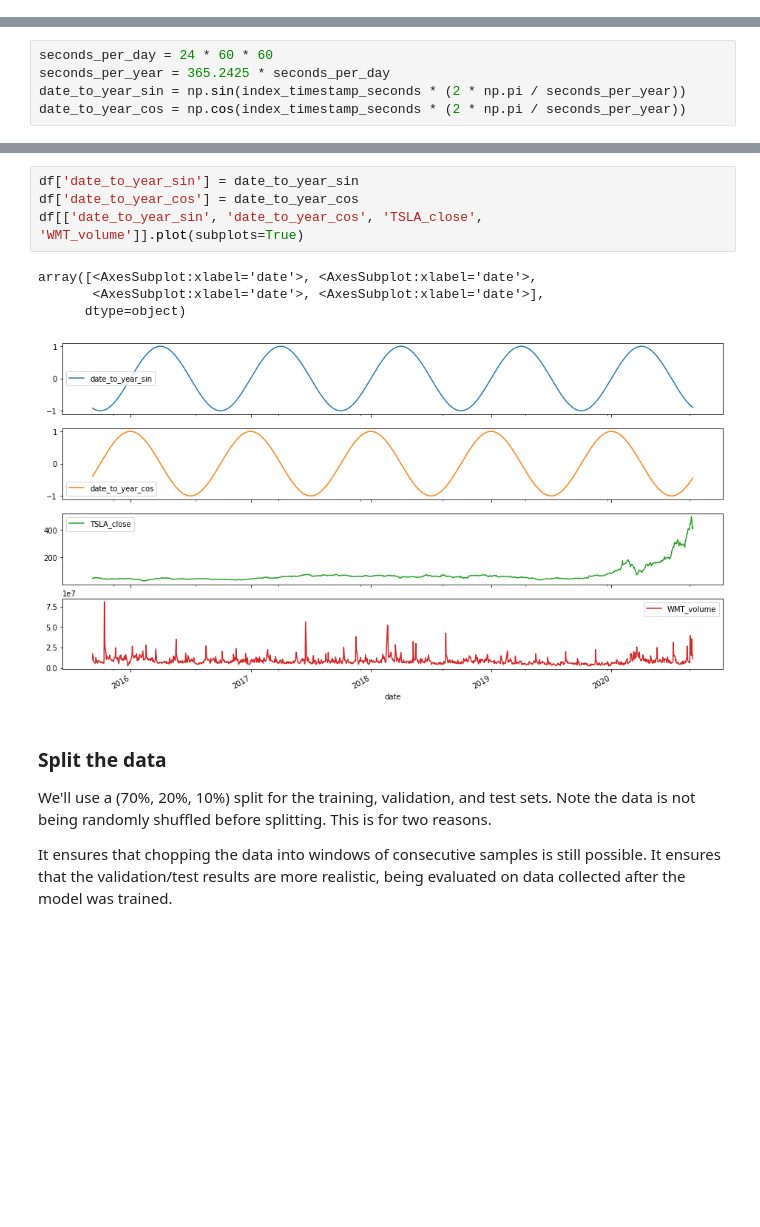
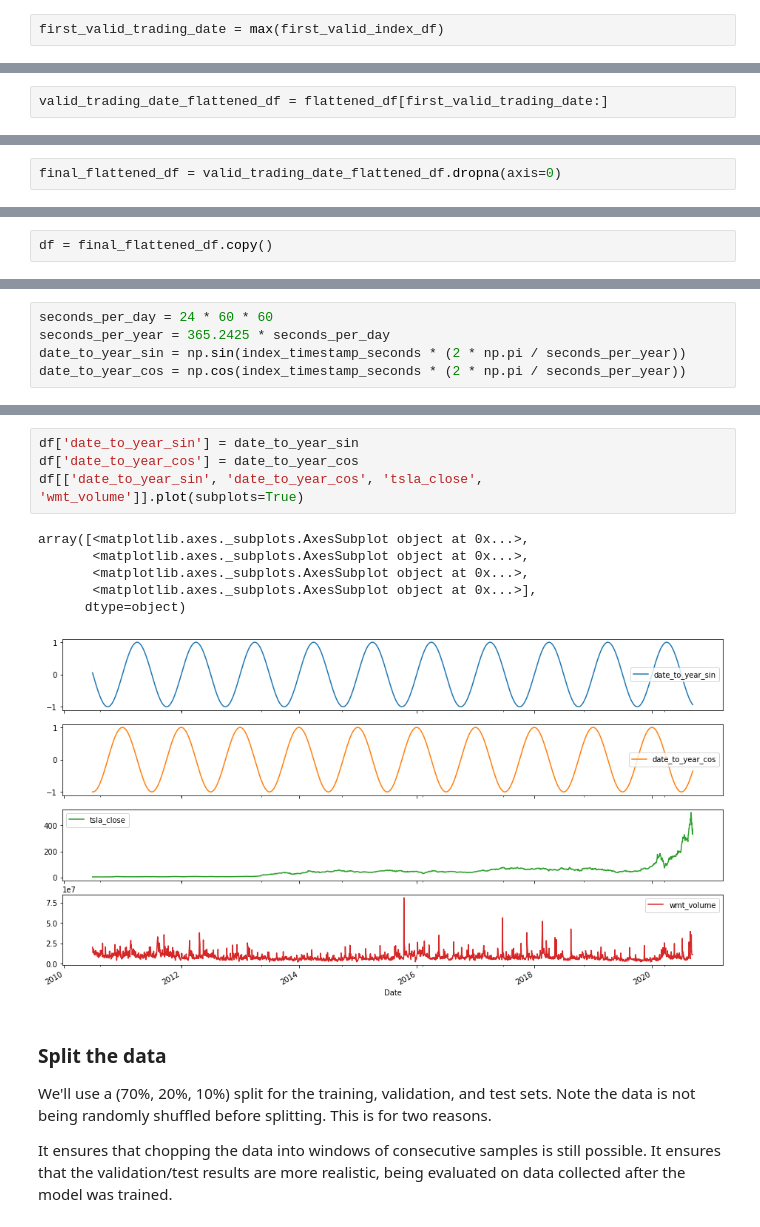
Before and after one commit to neuralnetes/notebooks, a Jupyter notebook: iex-cloud/stonks.ipynb, the cells around one changed output, grey strips where cells are left out. Drawn from its saved outputs; the diff is of its cells as text; blank space fills up the shorter version.

```diff
--- a/iex-cloud/stonks.ipynb
+++ b/iex-cloud/stonks.ipynb
@@ -121,0 +269,2 @@ array([<AxesSubplot:xlabel='date'>, <AxesSubplot:xlabel='date'>,
+# %%
+first_valid_trading_date = max(first_valid_index_df)
@@ -121,0 +275,2 @@ array([<AxesSubplot:xlabel='date'>, <AxesSubplot:xlabel='date'>,
+# %%
+valid_trading_date_flattened_df = flattened_df[first_valid_trading_date:]
@@ -121,0 +306,2 @@ array([<AxesSubplot:xlabel='date'>, <AxesSubplot:xlabel='date'>,
+# %%
+final_flattened_df = valid_trading_date_flattened_df.dropna(axis=0)
@@ -122,3 +318,5 @@ array([<AxesSubplot:xlabel='date'>, <AxesSubplot:xlabel='date'>,
+# %%
+df = final_flattened_df.copy()
 # %% [markdown]
 ### Feature Engineering
 # %% [markdown]
@@ -147,12 +345,14 @@ Text(0.5, 1.0, 'Time of year signal')
 # %%
 df['date_to_year_sin'] = date_to_year_sin
 df['date_to_year_cos'] = date_to_year_cos
-df[['date_to_year_sin', 'date_to_year_cos', 'TSLA_close', 'WMT_volume']].plot(subplots=True)
+df[['date_to_year_sin', 'date_to_year_cos', 'tsla_close', 'wmt_volume']].plot(subplots=True)
 # %% [output]
-array([<AxesSubplot:xlabel='date'>, <AxesSubplot:xlabel='date'>,
-       <AxesSubplot:xlabel='date'>, <AxesSubplot:xlabel='date'>],
+array([<matplotlib.axes._subplots.AxesSubplot object at 0x...>,
+       <matplotlib.axes._subplots.AxesSubplot object at 0x...>,
+       <matplotlib.axes._subplots.AxesSubplot object at 0x...>,
+       <matplotlib.axes._subplots.AxesSubplot object at 0x...>],
       dtype=object)
-[figure, old version]
+[figure, new version]
 # %% [markdown]
 ### Split the data
 
```
Also changed, not shown: parts of 122 cells of this notebook, 4 other files.
